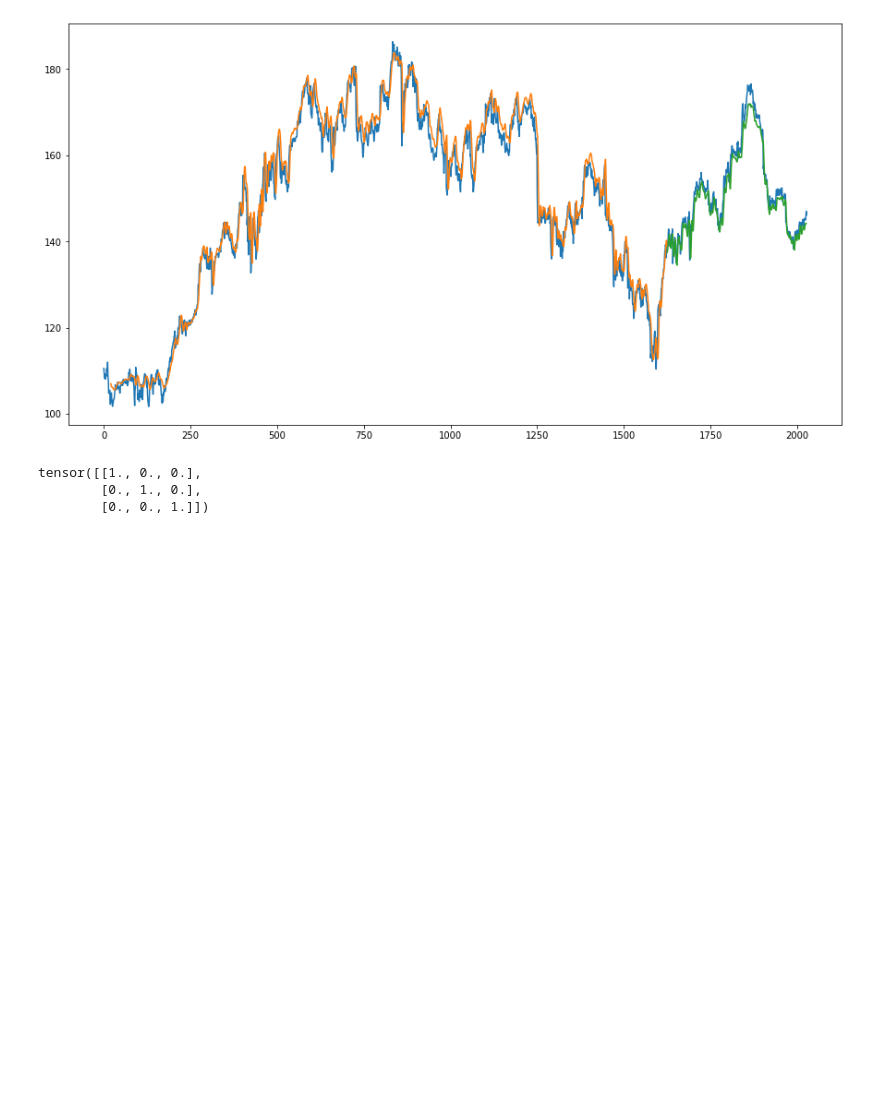
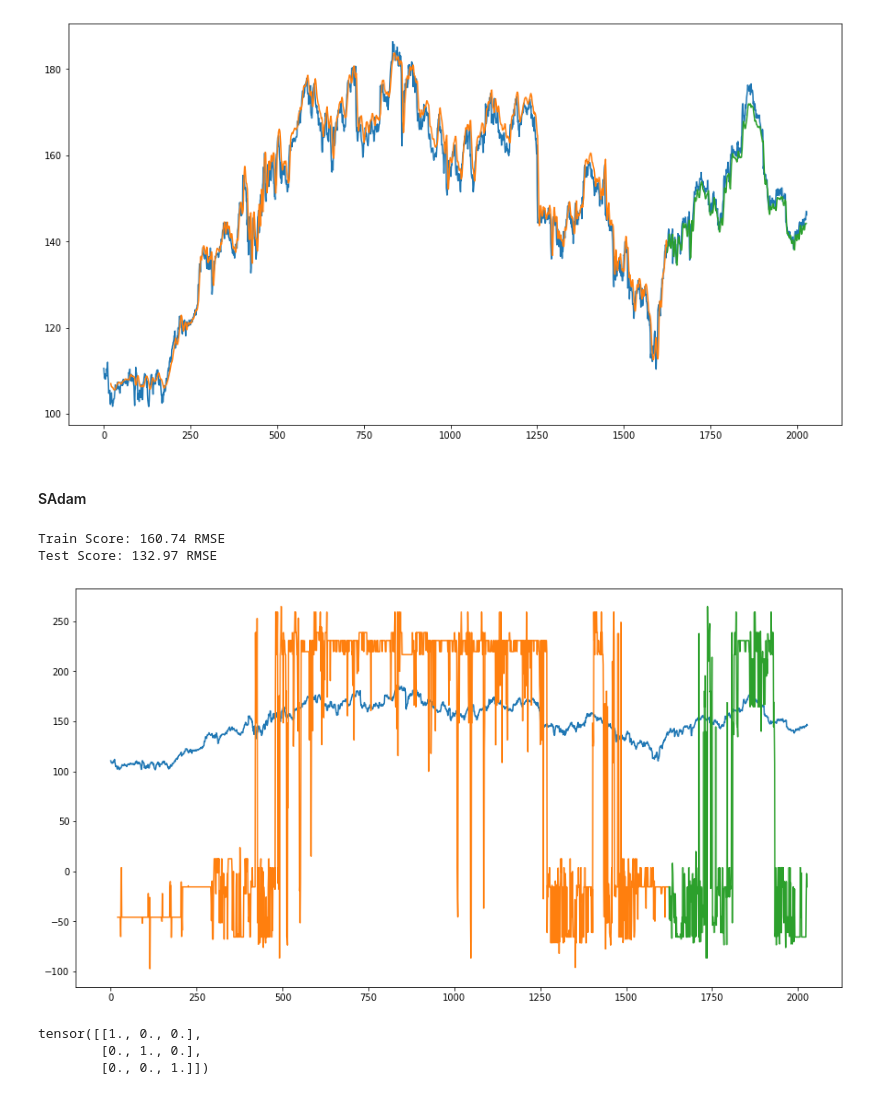
Before and after one commit to YANGHanwei/OMPL-mini-project, a Jupyter notebook: johan.ipynb, the cells around one changed output. Cells and saved outputs as stored; diff of their text form; code cells hidden in the pictures; blank space fills up the shorter version.

Commit message:
Update notebook for SAdam visualization

```diff
--- a/johan.ipynb
+++ b/johan.ipynb
@@ -448,6 +448,43 @@ plt.plot(testPredictPlot)
 plt.show()
 # %% [output]
 [figure]
+# %% [markdown]
+#### SAdam
+# %%
+# make predictions
+y_test_pred5 = model5(x_test)
+
+# invert predictions
+y_train_pred5 = scaler.inverse_transform(y_train_pred5.detach().numpy())
+y_test_pred5 = scaler.inverse_transform(y_test_pred5.detach().numpy())
+
+# calculate root mean squared error
+trainScore = math.sqrt(mean_squared_error(y_train[:,0], y_train_pred5[:,0]))
+print('Train Score: %.2f RMSE' % (trainScore))
+testScore = math.sqrt(mean_squared_error(y_test[:,0], y_test_pred5[:,0]))
+print('Test Score: %.2f RMSE' % (testScore))
+# %% [output]
+Train Score: 160.74 RMSE
+Test Score: 132.97 RMSE
+# %%
+# shift train predictions for plotting
+trainPredictPlot = np.empty_like(df_ibm)
+trainPredictPlot[:, :] = np.nan
+trainPredictPlot[look_back:len(y_train_pred1)+look_back, :] = y_train_pred5
+
+# shift test predictions for plotting
+testPredictPlot = np.empty_like(df_ibm)
+testPredictPlot[:, :] = np.nan
+testPredictPlot[len(y_train_pred1)+look_back-1:len(df_ibm)-1, :] = y_test_pred5
+
+# plot baseline and predictions
+plt.figure(figsize=(15,8))
+plt.plot(scaler.inverse_transform(df_ibm))
+plt.plot(trainPredictPlot)
+plt.plot(testPredictPlot)
+plt.show()
+# %% [output]
+[figure, added]
 # %%
 import torch
 n = 3
```
